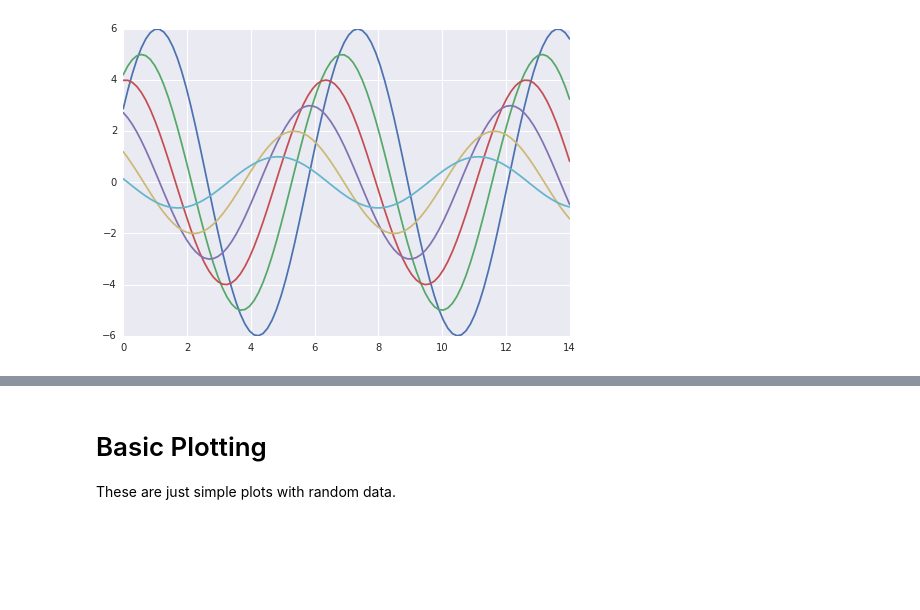
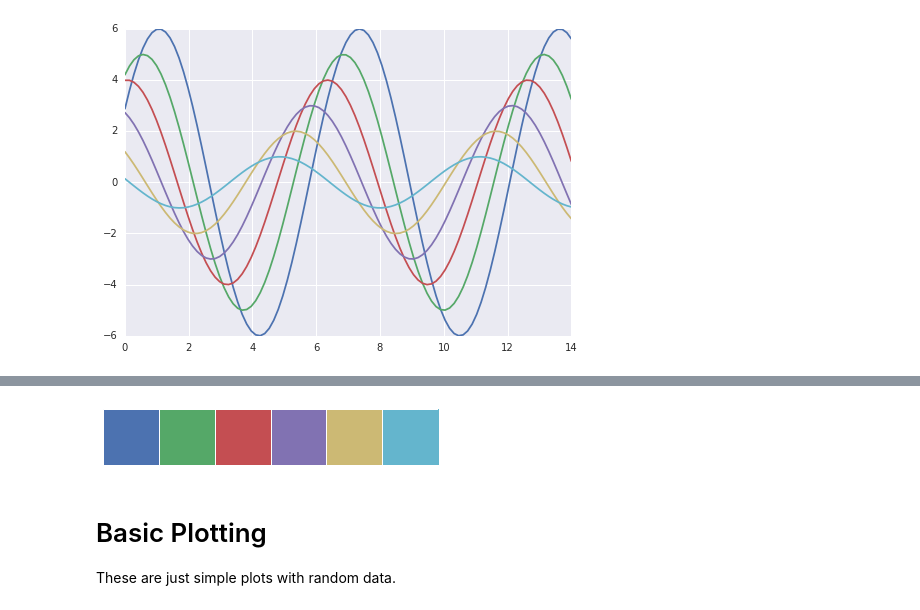
Before and after one commit to dsiufl/DataViz, a Jupyter notebook: Data Visualization - Instructor.ipynb, the cells around one changed output, grey strips where cells are left out. Drawn from its saved outputs; the diff is of its cells as text; code cells hidden in the pictures; blank space fills up the shorter version.

```diff
--- a/Data Visualization - Instructor.ipynb
+++ b/Data Visualization - Instructor.ipynb
@@ -49,3 +60,7 @@ sinplot()
+# %%
+sns.palplot(sns.color_palette())
+# %% [output]
+[figure, added]
 # %% [markdown]
 # Basic Plotting
 These are just simple plots with random data.
```
Also changed, not shown: parts of 21 cells of this notebook.
